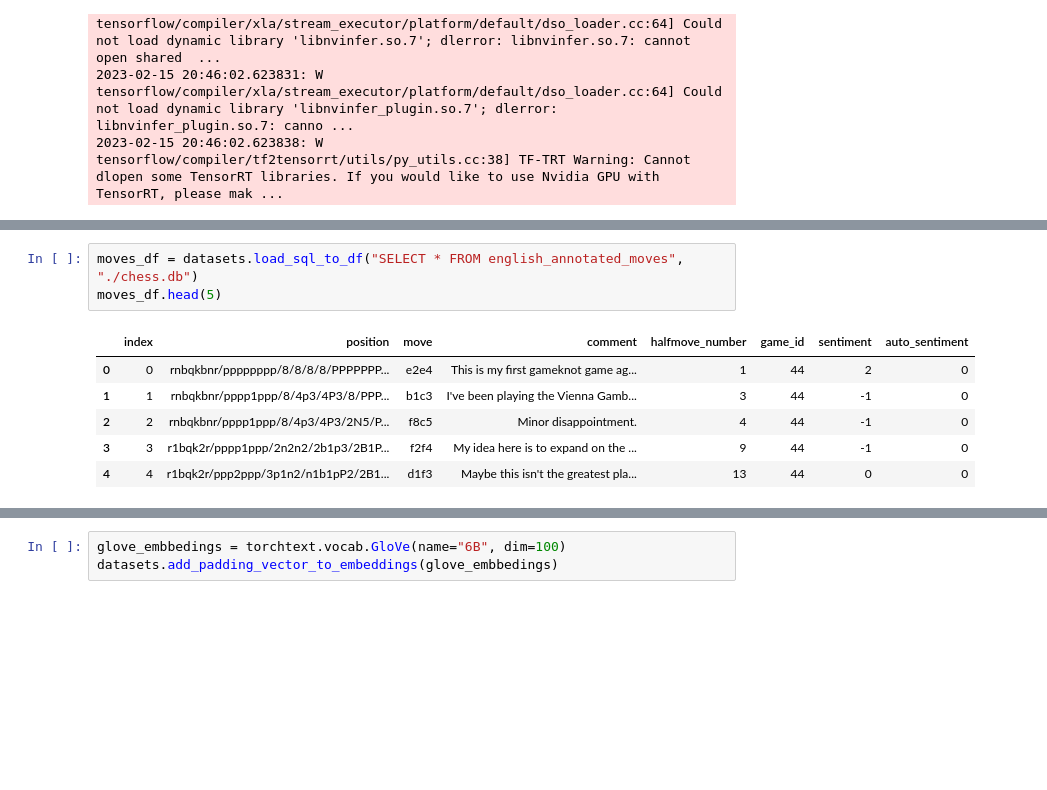
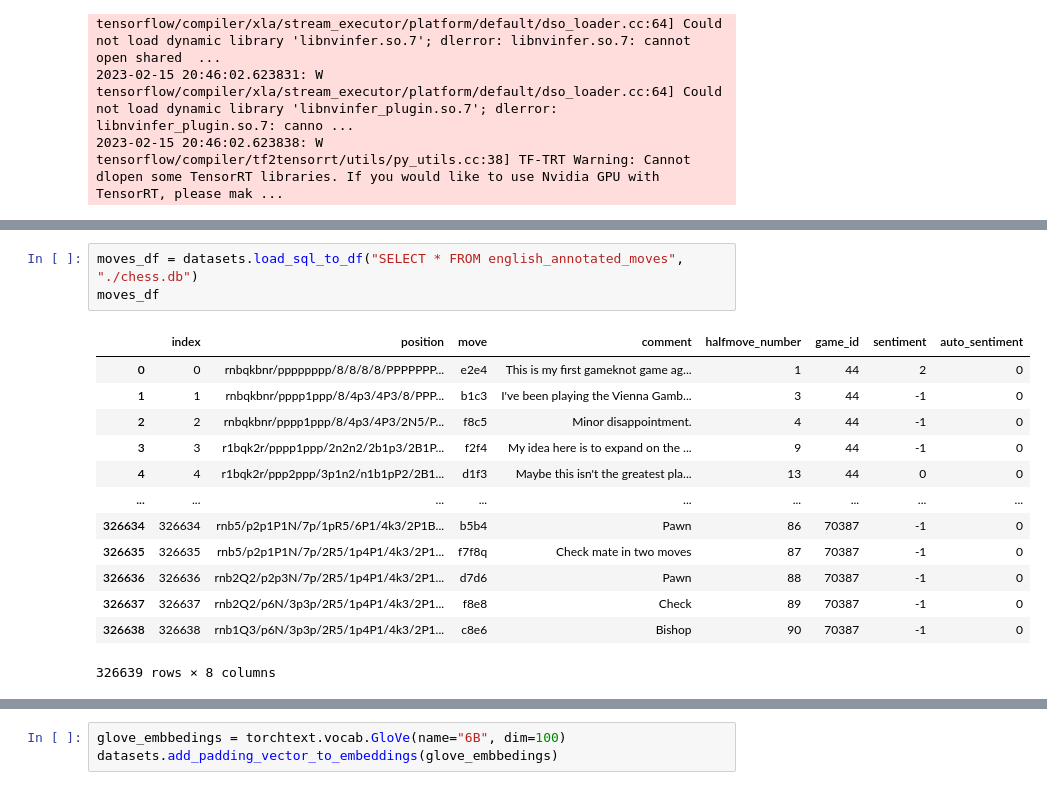
Before and after one commit to Kamil2601/NLP-chess-engine, a Jupyter notebook: sentiment_analysis.ipynb, the cells around one changed output, grey strips where cells are left out. Cells and saved outputs as stored; diff of their text form; blank space fills up the shorter version.

```diff
--- a/sentiment_analysis.ipynb
+++ b/sentiment_analysis.ipynb
@@ -20,10 +29,17 @@ To enable them in other operations, rebuild TensorFlow with the appropriate comp
 # %%
 moves_df = datasets.load_sql_to_df("SELECT * FROM english_annotated_moves", "./chess.db")
-moves_df.head(5)
+moves_df
 # %% [output]
 |  | index | position | move | comment | halfmove_number | game_id | sentiment | auto_sentiment |
 | 0 | 0 | rnbqkbnr/pppppppp/8/8/8/8/PPPPPPP... | e2e4 | This is my first gameknot game ag... | 1 | 44 | 2 | 0 |
 | 1 | 1 | rnbqkbnr/pppp1ppp/8/4p3/4P3/8/PPP... | b1c3 | I've been playing the Vienna Gamb... | 3 | 44 | -1 | 0 |
 | 2 | 2 | rnbqkbnr/pppp1ppp/8/4p3/4P3/2N5/P... | f8c5 | Minor disappointment. | 4 | 44 | -1 | 0 |
 | 3 | 3 | r1bqk2r/pppp1ppp/2n2n2/2b1p3/2B1P... | f2f4 | My idea here is to expand on the ... | 9 | 44 | -1 | 0 |
 | 4 | 4 | r1bqk2r/ppp2ppp/3p1n2/n1b1pP2/2B1... | d1f3 | Maybe this isn't the greatest pla... | 13 | 44 | 0 | 0 |
+| ... | ... | ... | ... | ... | ... | ... | ... | ... |
+| 326634 | 326634 | rnb5/p2p1P1N/7p/1pR5/6P1/4k3/2P1B... | b5b4 | Pawn | 86 | 70387 | -1 | 0 |
+| 326635 | 326635 | rnb5/p2p1P1N/7p/2R5/1p4P1/4k3/2P1... | f7f8q | Check mate in two moves | 87 | 70387 | -1 | 0 |
+| 326636 | 326636 | rnb2Q2/p2p3N/7p/2R5/1p4P1/4k3/2P1... | d7d6 | Pawn | 88 | 70387 | -1 | 0 |
+| 326637 | 326637 | rnb2Q2/p6N/3p3p/2R5/1p4P1/4k3/2P1... | f8e8 | Check | 89 | 70387 | -1 | 0 |
+| 326638 | 326638 | rnb1Q3/p6N/3p3p/2R5/1p4P1/4k3/2P1... | c8e6 | Bishop | 90 | 70387 | -1 | 0 |
+326639 rows × 8 columns
```
Also changed, not shown: parts of 6 cells of this notebook.
